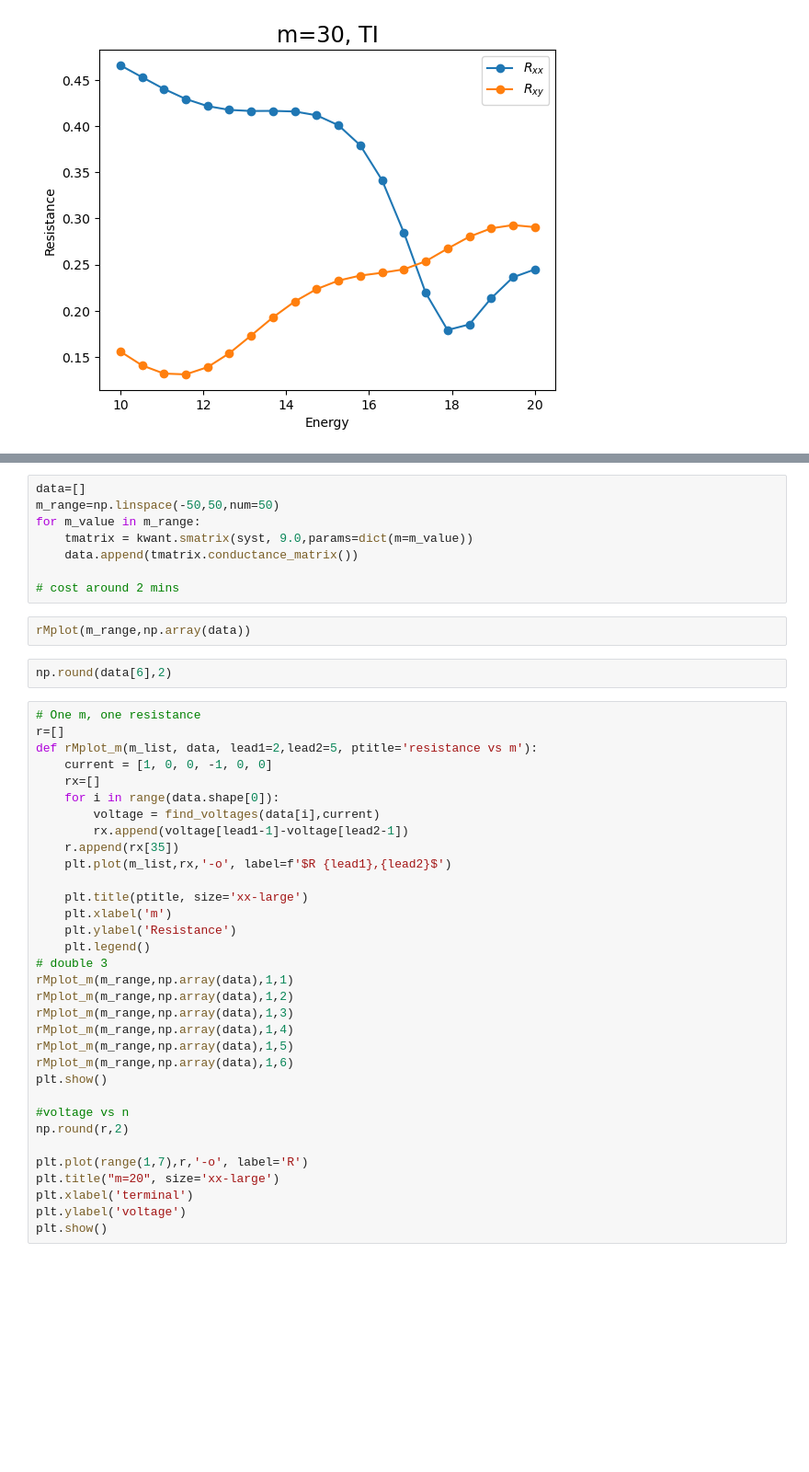
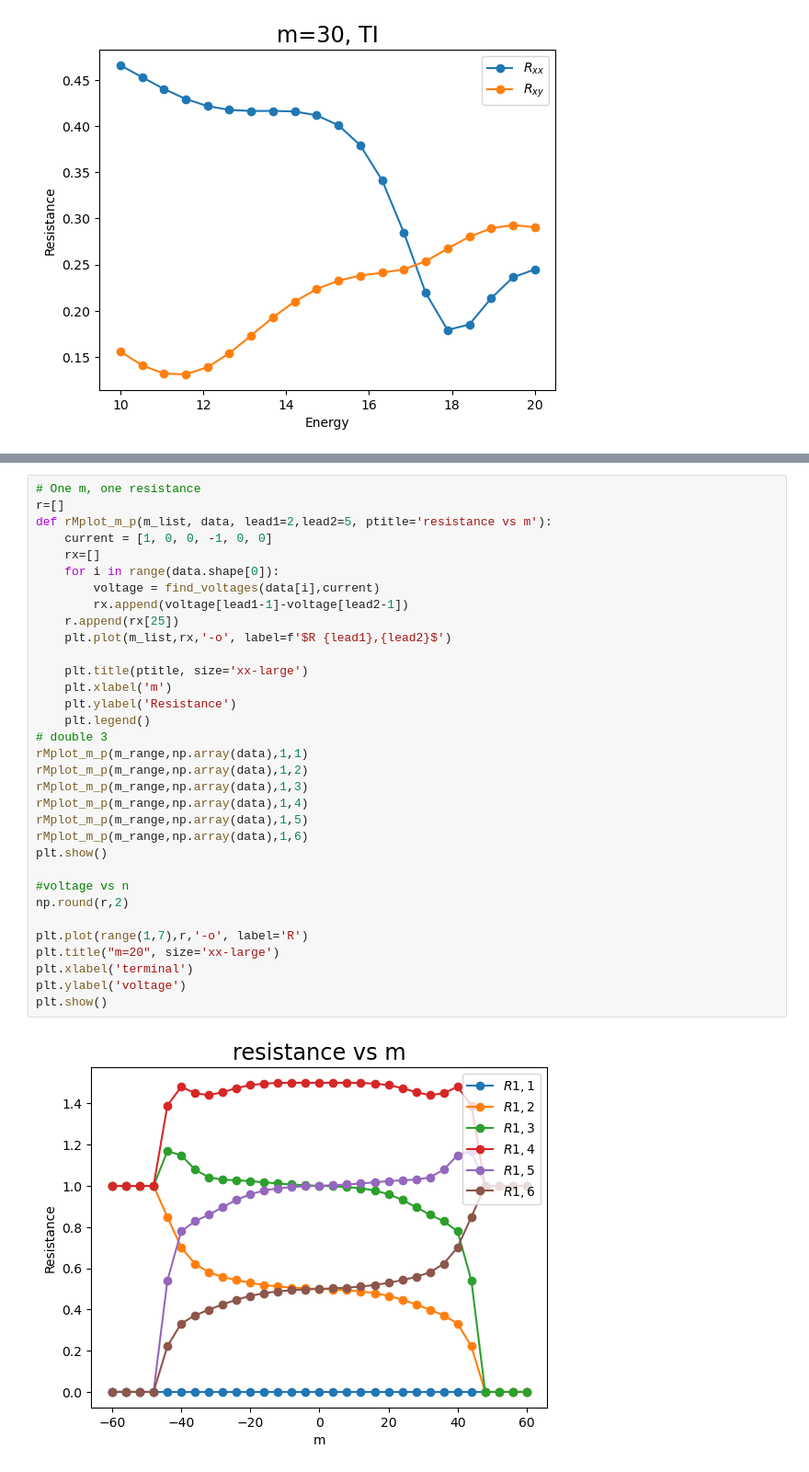
Before and after one commit to Xky123ff/GIT--DEMO, a Jupyter notebook: QSHE.ipynb, the cells around one changed output, grey strips where cells are left out. Shown at 92% size. Drawn from its saved outputs; the diff is of its cells as text; blank space fills up the shorter version.

```diff
--- a/QSHE.ipynb
+++ b/QSHE.ipynb
@@ -403,48 +432,38 @@ rMplot_m(m_range,np.array(data),2,3)
 rMplot_m(m_range,np.array(data),2,6)
 # %% [output]
 [figure]
-# %%
-data=[]
-m_range=np.linspace(-50,50,num=50)
-for m_value in m_range:
-    tmatrix = kwant.smatrix(syst, 9.0,params=dict(m=m_value))
-    data.append(tmatrix.conductance_matrix())
-
-# cost around 2 mins
-# %%
-rMplot(m_range,np.array(data))
-# %%
-np.round(data[6],2)
 # %%
 # One m, one resistance
 r=[]
-def rMplot_m(m_list, data, lead1=2,lead2=5, ptitle='resistance vs m'):
+def rMplot_m_p(m_list, data, lead1=2,lead2=5, ptitle='resistance vs m'):
     current = [1, 0, 0, -1, 0, 0]
     rx=[]
     for i in range(data.shape[0]):
         voltage = find_voltages(data[i],current)
         rx.append(voltage[lead1-1]-voltage[lead2-1])
-    r.append(rx[35])
+    r.append(rx[25])
     plt.plot(m_list,rx,'-o', label=f'$R {lead1},{lead2}$')
 
     plt.title(ptitle, size='xx-large')
     plt.xlabel('m')
     plt.ylabel('Resistance')
     plt.legend()
 # double 3
-rMplot_m(m_range,np.array(data),1,1)
-rMplot_m(m_range,np.array(data),1,2)
-rMplot_m(m_range,np.array(data),1,3)
-rMplot_m(m_range,np.array(data),1,4)
-rMplot_m(m_range,np.array(data),1,5)
-rMplot_m(m_range,np.array(data),1,6)
+rMplot_m_p(m_range,np.array(data),1,1)
+rMplot_m_p(m_range,np.array(data),1,2)
+rMplot_m_p(m_range,np.array(data),1,3)
+rMplot_m_p(m_range,np.array(data),1,4)
+rMplot_m_p(m_range,np.array(data),1,5)
+rMplot_m_p(m_range,np.array(data),1,6)
 plt.show()
 
 #voltage vs n
 np.round(r,2)
 
 plt.plot(range(1,7),r,'-o', label='R')
 plt.title("m=20", size='xx-large')
 plt.xlabel('terminal')
 plt.ylabel('voltage')
 plt.show()
+# %% [output]
+[figure, added]
```
Also changed, not shown: parts of 12 cells of this notebook, 3 other files.
